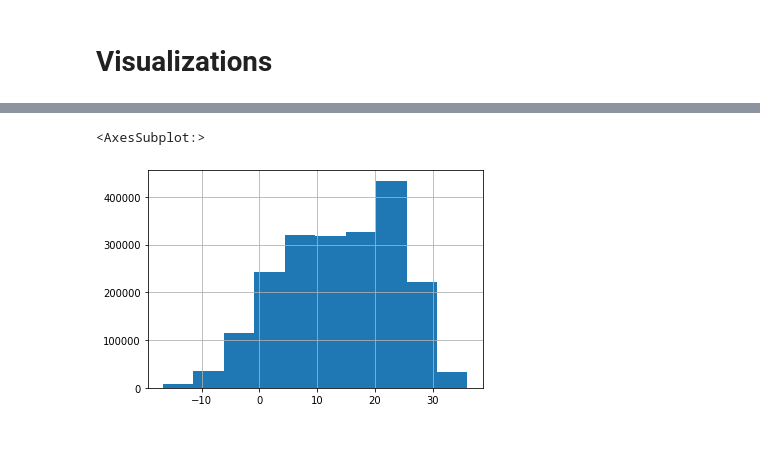
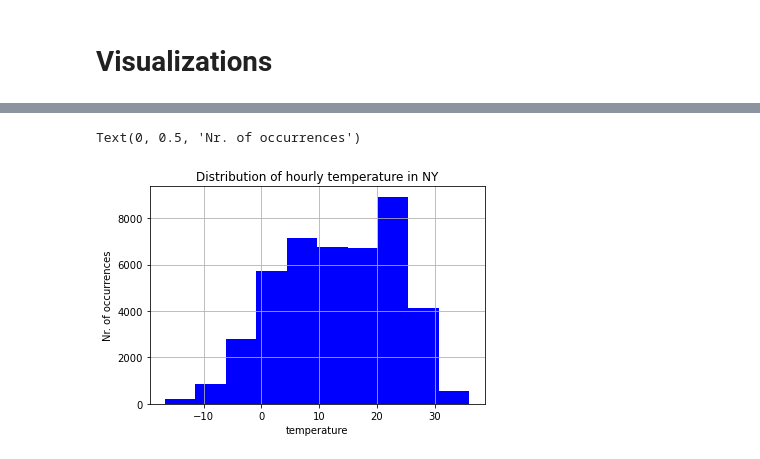
Before and after one commit to MAbdulfattah/Data-Wrangling, a Jupyter notebook: Magic.ipynb, the cells around one changed output, grey strips where cells are left out. Drawn from its saved outputs; the diff is of its cells as text; code cells hidden in the pictures.

Commit message:
plots added

```diff
--- a/Magic.ipynb
+++ b/Magic.ipynb
@@ -7,3 +8,6 @@ from datetime import datetime
 # %%
 df = pd.read_csv('full_dataset.csv',index_col=False)
 df = df.drop(['Unnamed: 0'],axis=1)
+
+df2 = pd.read_csv('5y_weather_forcasts.csv')
+df2 = df2.drop(['Unnamed: 0'],axis=1)
@@ -166,5 +15,0 @@ Name: Type_of_felony, Length: 1826, dtype: int64
-# %%
-df[df['Global_desc'].isin(df.groupby('Global_desc').size().sort_values(ascending=False)[:12].index)].temp.hist()
-# %% [output]
-<AxesSubplot:>
-[figure, removed]
@@ -170,0 +47,8 @@ df[df['Global_desc'].isin(df.groupby('Global_desc').size().sort_values(ascending
+# %%
+df2.temp.hist(color = 'blue')
+plt.title("Distribution of hourly temperature in NY")
+plt.xlabel('temperature')
+plt.ylabel('Nr. of occurrences')
+# %% [output]
+Text(0, 0.5, 'Nr. of occurrences')
+[figure, added]
```
Also changed, not shown: parts of 38 cells of this notebook.
